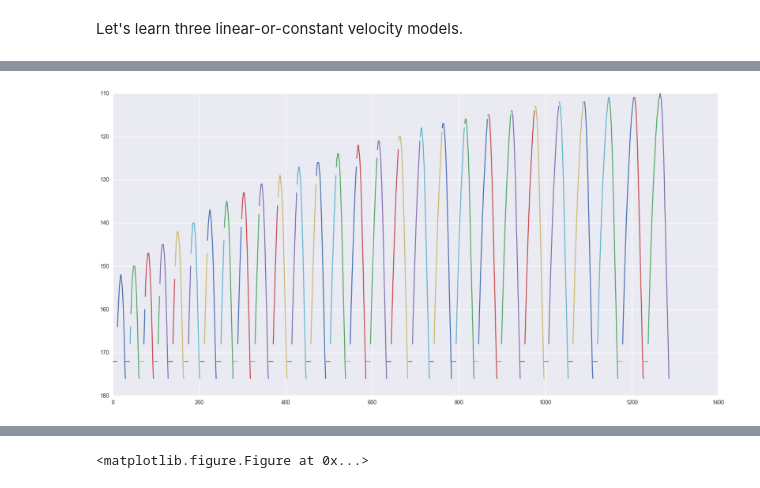
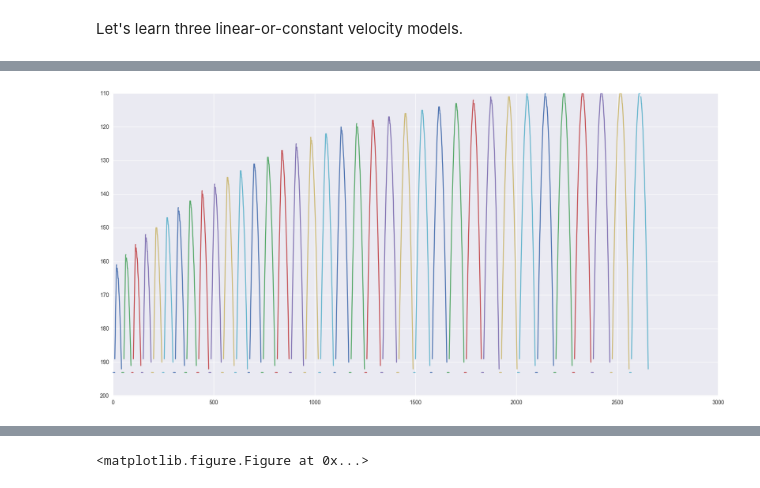
Before and after one commit to JoeOsborn/mechlearn, a Jupyter notebook: mechlearn/jumpfit.ipynb, the cells around one changed output, grey strips where cells are left out. Saved outputs shown, nothing was run; the diff lists cells and outputs as text; code cells hidden in the pictures.

```diff
--- a/mechlearn/jumpfit.ipynb
+++ b/mechlearn/jumpfit.ipynb
@@ -63,7 +63,7 @@ games = {
     )
 }
 # CHANGE GAME HERE
-(game, startInputs, getx, gety) = games["mario"]
+(game, startInputs, getx, gety) = games["metroid"]
 total = 0
 emu = fceulib.runGame(game)
 for m in startInputs:
@@ -81,7 +81,29 @@ allTrials,minHold,maxHold = jumpfinder.runTrials(emu, start, getx, gety, jumpBut
 Let's learn three linear-or-constant velocity models.
 # %%
 # EXECUTE ME!
-mode_names = ["ground", "rise", "fall"]
+mode_names = ["ground", "up-control", "up-fixed", "down"]
+switch_conditions = {
+    "ground": {
+        # starting to rise
+        "up-control": lambda moves, movei, stats: stats.y.allVals[movei+1] != stats.y.allVals[0]
+    },
+    "up-control": {
+        # released button or reached max time
+        # TODO: replace movei with "time since jump pressed" by scanning back in moves
+        "up-fixed": lambda moves, movei, stats: (movei >= minHold and
+                                                 (not (moves[movei] and jumpButton))
+                                                ) or movei >= maxHold#,
+        # TODO: or hit ceiling
+        #"down":lambda moves, movei, stats: stats.y.allVals[movei+1] >= stats.y.allVals[movei]
+    },
+    "up-fixed": {
+        # TODO: or hit ceiling
+        "down": lambda moves, movei, stats: stats.y.allVals[movei+1] > stats.y.allVals[movei]
+    },
+    "down": {
+        "ground": lambda moves, movei, stats: stats.y.allVals[movei+1] >= stats.y.allVals[0]
+    }
+}
 modes = dict()
 for m in mode_names:
     modes[m] = []
@@ -118,37 +140,19 @@ for moves, stats in trials:
         t += 1
     print "Move count:"+str(len(moves))+" min hold:"+str(minHold)
     for i, m in enumerate(moves):
-        # TODO: Why is jump being held for two frames?  It should just be one for the min mario case, especially if minHold is 1!
-        if state == "ground" and stats.y.allVals[i+1] != stats.y.allVals[0]:
-            print "Jumping, record ground->rise from "+str(state_change_t)+" to "+str(t)+":"+", prev DY"+str(all_vbls["dy"][state_change_t-1])
-            print "DYs:"+str(all_vbls["dy"][state_change_t:])
-            record_run(modes,
-                       state,
-                       state_change_t,
-                       vbls,
-                       all_vbls)
-            state_change_t = t
-            vbls["x"] = []
-            vbls["y"] = []
-            vbls["dx"] = []
-            vbls["dy"] = []
-            vbls["t"] = []
-            state = "rise"
-        elif state == "rise" and not (m & jumpButton) and i >= (minHold-1):
-            print "Jumping, record rise->fall from "+str(state_change_t)+" to "+str(t)+" : enter rise, prev DY "+str(all_vbls["dy"][state_change_t-1])
-            print "DYs:"+str(all_vbls["dy"][state_change_t:])
-            record_run(modes,
-                       state,
-                       state_change_t,
-                       vbls,
-                       all_vbls)
-            state_change_t = t
-            vbls["x"] = []
-            vbls["y"] = []
-            vbls["dx"] = []
-            vbls["dy"] = []
-            vbls["t"] = []
-            state = "fall"
+        transitions = switch_conditions[state]
+        for target, condition in transitions.items():
+            if condition(moves, i, stats):
+                print "Record "+state+"->"+target,state_change_t,t,"prev dy",str(all_vbls["dy"][state_change_t-1])
+                record_run(modes, state, state_change_t, vbls, all_vbls)
+                state_change_t = t
+                vbls["x"] = []
+                vbls["y"] = []
+                vbls["dx"] = []
+                vbls["dy"] = []
+                vbls["t"] = []
+                state = target
+                break
         vbls["x"].append(stats.x.allVals[i+1])
         all_vbls["x"].append(vbls["x"][-1])
         vbls["y"].append(stats.y.allVals[i+1])
@@ -162,14 +166,16 @@ for moves, stats in trials:
         if t < 20:
             print t,all_vbls["t"],(m&jumpButton),i,(minHold-1)
         t += 1
-    print "Landed, record "+state+"->ground from "+str(state_change_t)+" to "+str(t)+" : enter ground, prev DY "+str(all_vbls["dy"][state_change_t-1])
-    print "DYs:"+str(all_vbls["dy"][state_change_t:])
-    record_run(modes,
-               state,
-               state_change_t,
-               vbls,
-               all_vbls)
-    state_change_t = t
+        if state == "ground" and i > 5:
+            break
+    # Force to ground state. Collections will be reset at the front of the next loop.
+    if state != "ground":
+        record_run(modes,
+                   state,
+                   state_change_t,
+                   vbls,
+                   all_vbls)
+        state_change_t = t
 
 
 plt.figure(figsize=(20,10))
@@ -205,4 +211,4 @@ DYs:[0.0, 1.0, 0.0, 2.0, 1.0, 2.0, 3.0, 3.0, 3.0, 4.0, 5.0, 4.0, 4.0, 4.0, 5.0,
-[figure, old version]
+[figure, new version]
 # %%
 # Original approach with resetp
 # MAYBE EXECUTE ME! Then the second-to-last cell.
```
Also changed, not shown: parts of 9 cells of this notebook, 1 other file.
